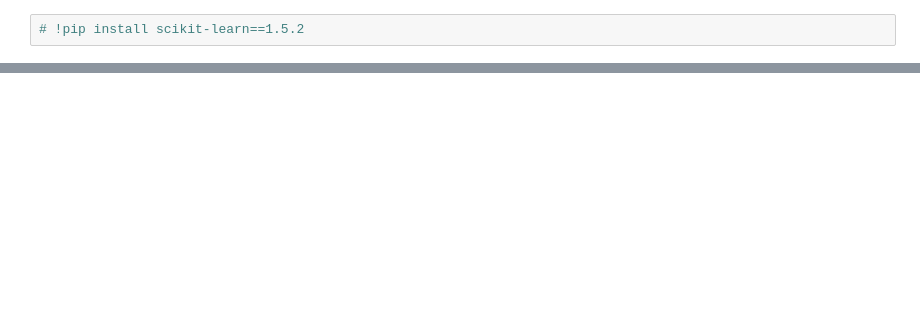
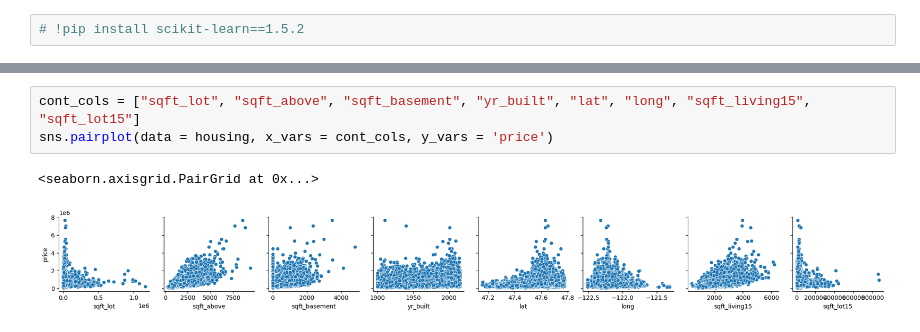
Before and after one commit to logansmith9454/cse450, a Jupyter notebook: notebooks/starter_housing.ipynb, the cells around one changed output, grey strips where cells are left out. Cells and saved outputs as stored; diff of their text form; blank space fills up the shorter version.

```diff
--- a/notebooks/starter_housing.ipynb
+++ b/notebooks/starter_housing.ipynb
@@ -88,0 +84,6 @@ KeyboardInterrupt:
+# %%
+cont_cols = ["sqft_lot", "sqft_above", "sqft_basement", "yr_built", "lat", "long", "sqft_living15", "sqft_lot15"]
+sns.pairplot(data = housing, x_vars = cont_cols, y_vars = 'price')
+# %% [output]
+<seaborn.axisgrid.PairGrid at 0x...>
+[figure, added]
```
Also changed, not shown: parts of 6 cells of this notebook.
